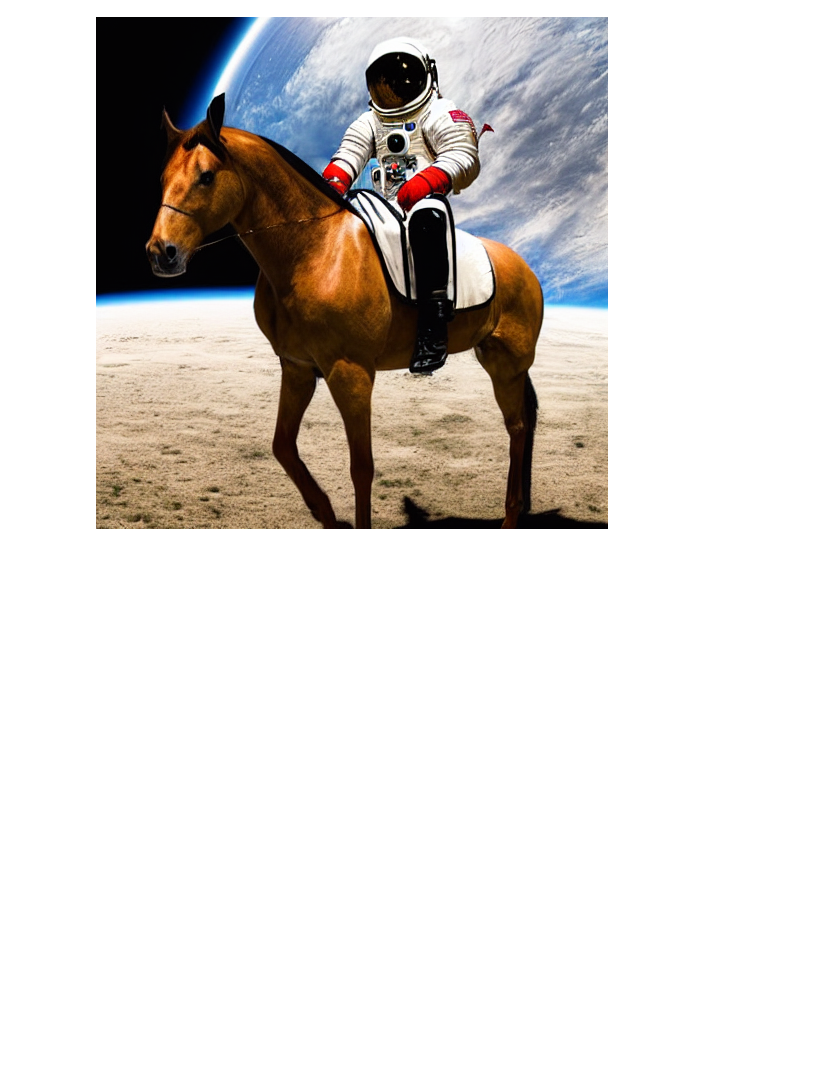
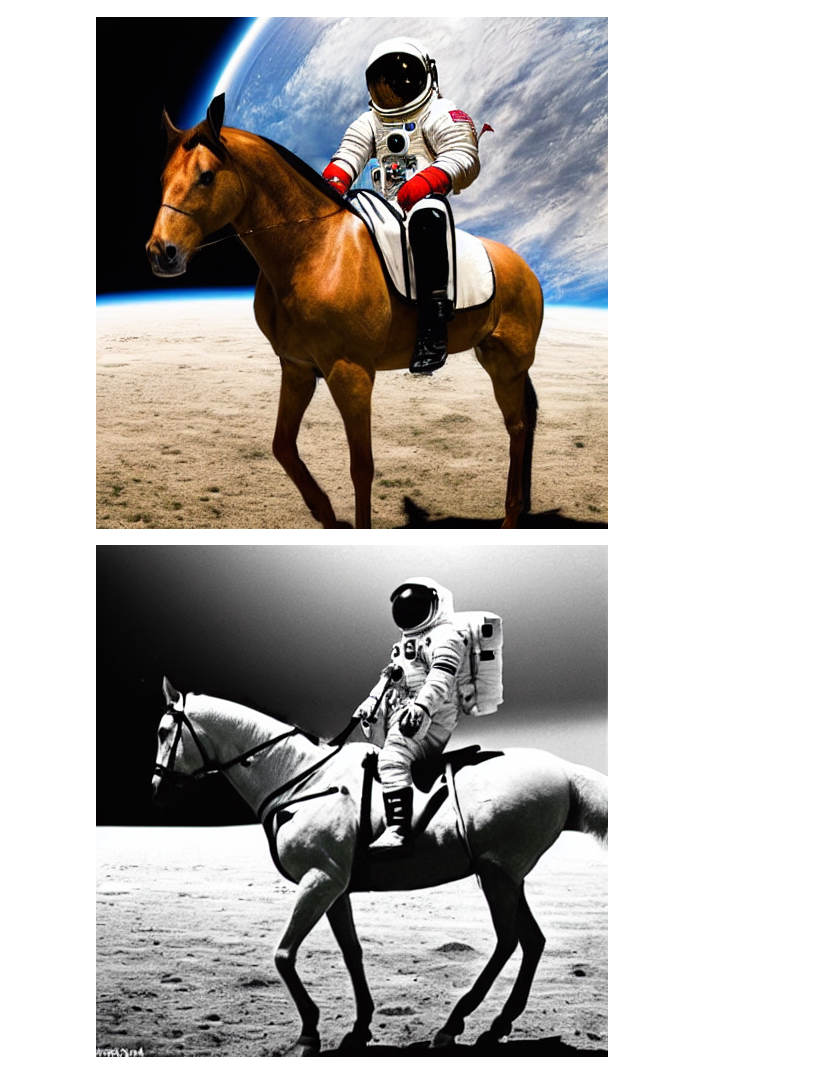
Before and after one commit to pvwoods/diffusion-experiments, a Jupyter notebook: negative-prompts.ipynb, the cells around one changed output. Drawn from its saved outputs; the diff is of its cells as text; code cells hidden in the pictures; blank space fills up the shorter version.

Commit message:
negative prompts should be implemented

```diff
--- a/negative-prompts.ipynb
+++ b/negative-prompts.ipynb
@@ -21,6 +21,7 @@ beta_start, beta_end = 0.00085, 0.012
 scheduler = LMSDiscreteScheduler(beta_start=beta_start, beta_end=beta_end, beta_schedule="scaled_linear", num_train_timesteps=1000)
 # %%
 prompt = ["a photograph of an astronaut riding a horse"]
+negative_prompt = ["brown"]
 
 height = 512
 width = 512
@@ -53,8 +54,11 @@ uncond_embeddings = text_encoder(uncond_input.input_ids.to(DEVICE))[0]
 uncond_embeddings.shape
 # %% [output]
 torch.Size([1, 77, 768])
+# %%
+negative_input = tokenizer(negative_prompt, padding="max_length", max_length=tokenizer.model_max_length, truncation=True, return_tensors="pt")
+negative_embeddings = text_encoder(negative_input.input_ids.to(DEVICE))[0]
 # %%
-text_embeddings = torch.cat([uncond_embeddings, text_embeddings])
+text_embeddings = torch.cat([uncond_embeddings, text_embeddings, negative_embeddings])
 # %%
 torch.manual_seed(100)
 latents = torch.randn((batch_size, unet.in_channels, height // 8, width // 8))
@@ -69,14 +73,15 @@ scheduler.set_timesteps(num_inference_steps)
 latents = latents * scheduler.init_noise_sigma
 # %%
 for i, t in enumerate(tqdm(scheduler.timesteps)):
-    input = torch.cat([latents] * 2)
+    input = torch.cat([latents] * 3)
     input = scheduler.scale_model_input(input, t)
 
     # predict the noise residual
-    with torch.no_grad(): pred = unet(input, t, encoder_hidden_states=text_embeddings).sample
+    with torch.no_grad():
+        pred = unet(input, t, encoder_hidden_states=text_embeddings).sample
 
     # perform guidance
-    pred_uncond, pred_text = pred.chunk(2)
+    pred_uncond, pred_text, pred_neg = pred.chunk(3)
     pred = pred_uncond + guidance_scale * (pred_text - pred_uncond)
 
     # compute the "previous" noisy sample
@@ -90,3 +95,36 @@ image = (image * 255).round().astype("uint8")
 Image.fromarray(image)
 # %% [output]
 [figure]
+# %%
+torch.manual_seed(100)
+latents = torch.randn((batch_size, unet.in_channels, height // 8, width // 8))
+latents = latents.to(DEVICE)
+latents.shape
+
+latents = latents * scheduler.init_noise_sigma
+
+
+for i, t in enumerate(tqdm(scheduler.timesteps)):
+    input = torch.cat([latents] * 3)
+    input = scheduler.scale_model_input(input, t)
+
+    # predict the noise residual
+    with torch.no_grad():
+        pred = unet(input, t, encoder_hidden_states=text_embeddings).sample
+
+    # perform guidance
+    pred_uncond, pred_text, pred_neg = pred.chunk(3)
+    pred = pred_uncond + (guidance_scale * (pred_text - pred_uncond)) + (guidance_scale * (pred_uncond - pred_neg))
+
+    # compute the "previous" noisy sample
+    latents = scheduler.step(pred, t, latents).prev_sample
+
+with torch.no_grad():
+    image = vae.decode(1 / 0.18215 * latents).sample
+
+image = (image / 2 + 0.5).clamp(0, 1)
+image = image[0].detach().cpu().permute(1, 2, 0).numpy()
+image = (image * 255).round().astype("uint8")
+Image.fromarray(image)
+# %% [output]
+[figure, added]
```
